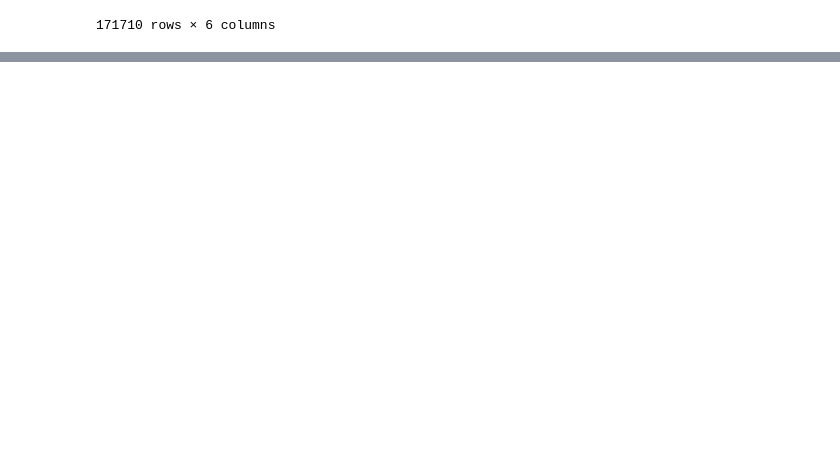
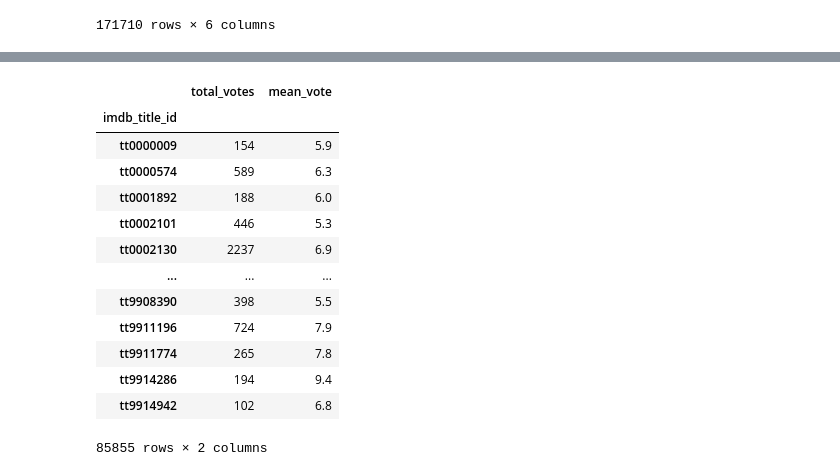
Before and after one commit to Stan-is-the-man/Data_science_bootcamp_2023, a Jupyter notebook: merge_and_concatenate_data_frames.ipynb, the cells around one changed output, grey strips where cells are left out. Drawn from its saved outputs; the diff is of its cells as text; code cells hidden in the pictures; blank space fills up the shorter version.

```diff
--- a/merge_and_concatenate_data_frames.ipynb
+++ b/merge_and_concatenate_data_frames.ipynb
@@ -146,0 +164,17 @@ df_concat_horiz
+# %%
+df_ratings
+# %% [output]
+|  | total_votes | mean_vote |
+| imdb_title_id |  |  |
+| tt0000009 | 154 | 5.9 |
+| tt0000574 | 589 | 6.3 |
+| tt0001892 | 188 | 6.0 |
+| tt0002101 | 446 | 5.3 |
+| tt0002130 | 2237 | 6.9 |
+| ... | ... | ... |
+| tt9908390 | 398 | 5.5 |
+| tt9911196 | 724 | 7.9 |
+| tt9911774 | 265 | 7.8 |
+| tt9914286 | 194 | 9.4 |
+| tt9914942 | 102 | 6.8 |
+85855 rows × 2 columns
```
Also changed, not shown: parts of 8 cells of this notebook, 9 other files.
